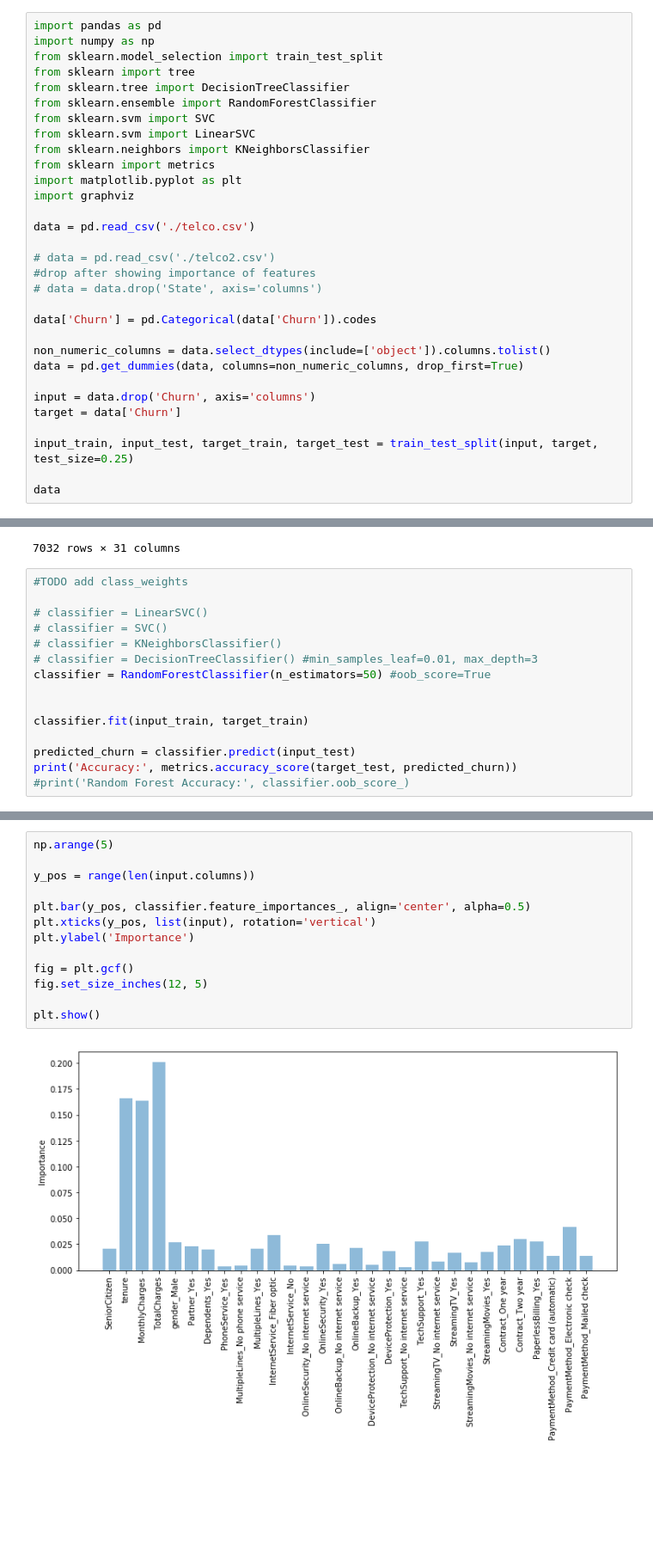
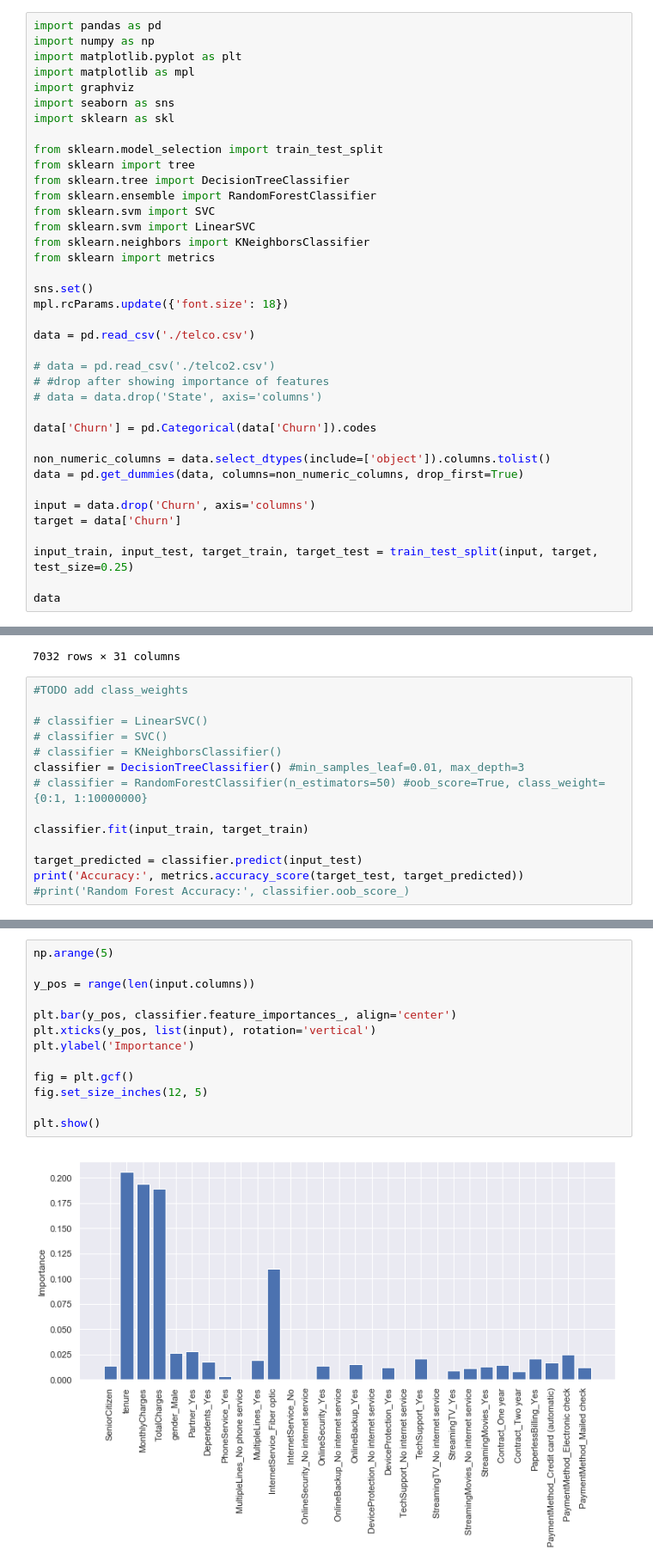
Before and after one commit to robianmcd/classifier-demo, a Jupyter notebook: telco-churn.ipynb, the cells around one changed output, grey strips where cells are left out. Shown at 86% size. Cells and saved outputs as stored; diff of their text form; blank space fills up the shorter version.

```diff
--- a/telco-churn.ipynb
+++ b/telco-churn.ipynb
@@ -1,6 +1,12 @@
 # %%
 import pandas as pd
 import numpy as np
+import matplotlib.pyplot as plt
+import matplotlib as mpl
+import graphviz
+import seaborn as sns
+import sklearn as skl
+
 from sklearn.model_selection import train_test_split
 from sklearn import tree
 from sklearn.tree import DecisionTreeClassifier
@@ -9,13 +15,14 @@ from sklearn.svm import SVC
 from sklearn.svm import LinearSVC
 from sklearn.neighbors import KNeighborsClassifier
 from sklearn import metrics
-import matplotlib.pyplot as plt
-import graphviz
+
+sns.set()
+mpl.rcParams.update({'font.size': 18})
 
 data = pd.read_csv('./telco.csv')
 
 # data = pd.read_csv('./telco2.csv')
-#drop after showing importance of features
+# #drop after showing importance of features
 # data = data.drop('State', axis='columns')
 
 data['Churn'] = pd.Categorical(data['Churn']).codes
@@ -54,13 +61,12 @@ data
 # classifier = LinearSVC()
 # classifier = SVC()
 # classifier = KNeighborsClassifier()
-# classifier = DecisionTreeClassifier() #min_samples_leaf=0.01, max_depth=3
-classifier = RandomForestClassifier(n_estimators=50) #oob_score=True
-
+classifier = DecisionTreeClassifier() #min_samples_leaf=0.01, max_depth=3
+# classifier = RandomForestClassifier(n_estimators=50) #oob_score=True, class_weight={0:1, 1:10000000}
 
 classifier.fit(input_train, target_train)
 
-predicted_churn = classifier.predict(input_test)
-print('Accuracy:', metrics.accuracy_score(target_test, predicted_churn))
+target_predicted = classifier.predict(input_test)
+print('Accuracy:', metrics.accuracy_score(target_test, target_predicted))
 #print('Random Forest Accuracy:', classifier.oob_score_)
 # %% [output]
@@ -68,18 +96,18 @@ Accuracy: 0.7758816837315131
 # %%
 np.arange(5)
 
 y_pos = range(len(input.columns))
 
-plt.bar(y_pos, classifier.feature_importances_, align='center', alpha=0.5)
+plt.bar(y_pos, classifier.feature_importances_, align='center')
 plt.xticks(y_pos, list(input), rotation='vertical')
 plt.ylabel('Importance')
 
 fig = plt.gcf()
 fig.set_size_inches(12, 5)
 
 plt.show()
 # %% [output]
-[figure, old version]
+[figure, new version]
 # %%
 stayUsers = input[target == 0]
 leaveUsers = input[target == 1]
```
Also changed, not shown: parts of 3 cells of this notebook.
